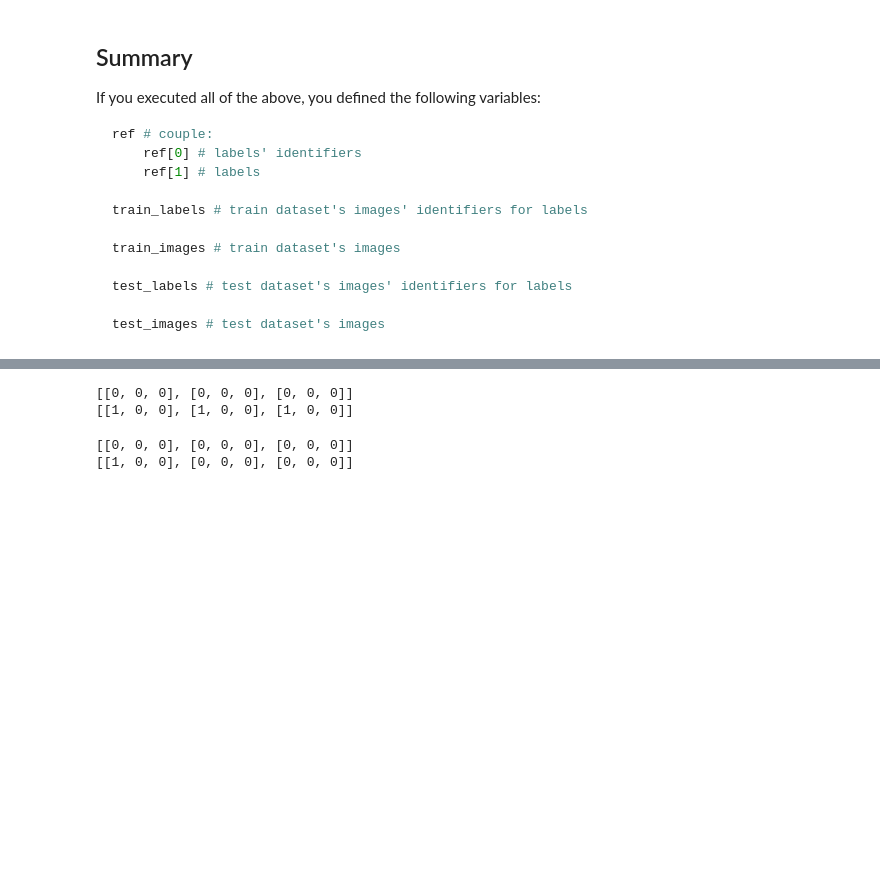
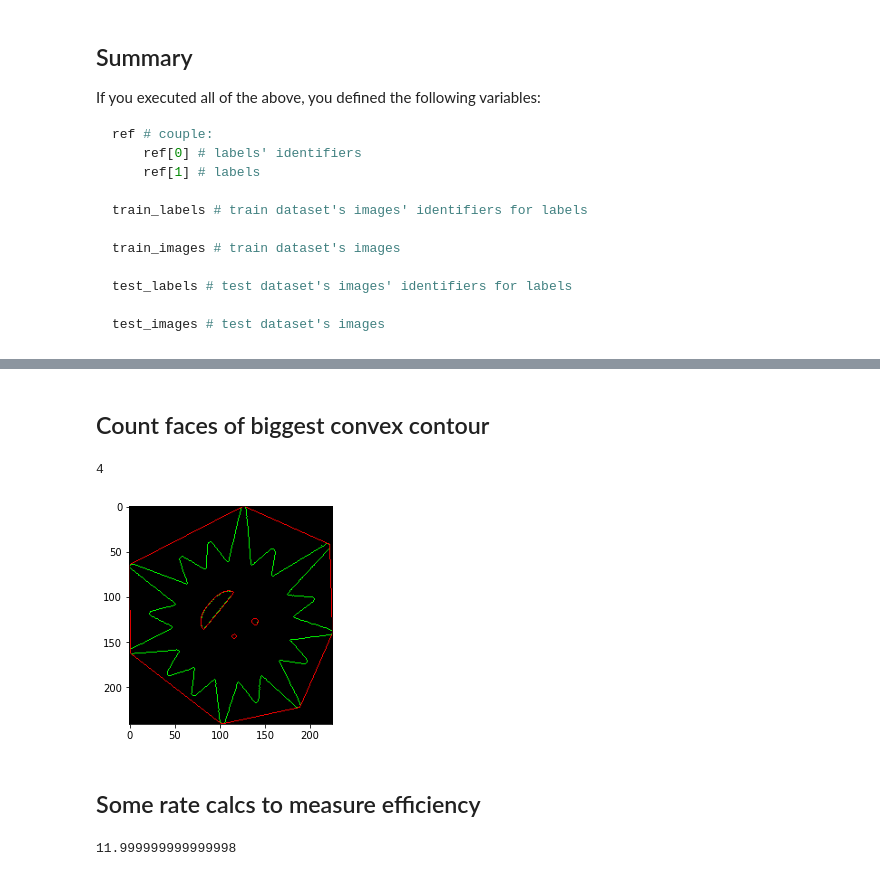
Before and after one commit to Paulopacads/IML_Dobble, a Jupyter notebook: Alexandre.ipynb, the cells around one changed output, grey strips where cells are left out. Saved outputs shown, nothing was run; the diff lists cells and outputs as text; code cells hidden in the pictures; blank space fills up the shorter version.

Commit message:
added convex faces count

```diff
--- a/Alexandre.ipynb
+++ b/Alexandre.ipynb
@@ -306,16 +201,53 @@ find_holes(binary)
-# %%
-img_map = [[0]*3]*3
-print(img_map)
-img_map[0][0] = 1
-print(img_map)
-# %% [output]
-[[0, 0, 0], [0, 0, 0], [0, 0, 0]]
-[[1, 0, 0], [1, 0, 0], [1, 0, 0]]
-# %%
-img_map = [[0 for i in range(3)] for j in range(3)]
-print(img_map)
-img_map[0][0] = 1
-print(img_map)
-# %% [output]
-[[0, 0, 0], [0, 0, 0], [0, 0, 0]]
-[[1, 0, 0], [0, 0, 0], [0, 0, 0]]
+# %% [markdown]
+## Count faces of biggest convex contour
+# %%
+def count_faces(img):
+    binary = binarize(img)
+    imgray = cv2.cvtColor(binary, cv2.COLOR_BGR2GRAY)
+    ret, thresh = cv2.threshold(imgray, 127, 255, 0)
+    contours, hierarchy = cv2.findContours(thresh, cv2.RETR_TREE, cv2.CHAIN_APPROX_SIMPLE)
+    img = np.zeros((len(binary),len(binary[0]),3), np.uint8)
+    cv2.drawContours(img, contours, 0, (0,255,0), 3)
+    convex = np.array([])
+    hull = []
+    sides = []
+    for i in range(len(contours)):
+        cht = cv2.convexHull(contours[i], returnPoints=True)
+        hull.append(cht)
+        sides.append(cv2.approxPolyDP(cht, 15, True))
+
+    drawing = np.zeros((thresh.shape[0], thresh.shape[1], 3), np.uint8)
+    for i in range(len(contours)):
+        color_contours = (0, 255, 0) # green - color for contours
+        color = (255, 0, 0) # blue - color for convex hull
+        cv2.drawContours(drawing, contours, i, color_contours, 1, 8, hierarchy)
+        cv2.drawContours(drawing, hull, i, color, 1, 8)
+
+    return len(sides[0]), drawing
+
+nb_faces, drawing = count_faces(train_images[156])
+print(nb_faces)
+plt.imshow(train_images[156])
+plt.imshow(drawing)
+# %% [output]
+4
+[figure, added]
+# %% [markdown]
+## Some rate calcs to measure efficiency
+# %%
+def face_rate(img):
+    rate = count_faces(img)[0] / 10
+    if rate > 1:
+        return 1
+    return rate
+
+faces = []
+for i in range(int(len(train_images) / 3)):
+    one = face_rate(train_images[i*3])
+    two = face_rate(train_images[i*3+1])
+    three = face_rate(train_images[i*3+2])
+    faces.append(np.abs(one - two) + np.abs(one - three) + np.abs(two - three))
+
+sum(faces)
+# %% [output]
+11.999999999999998
```
Also changed, not shown: parts of 5 cells of this notebook.
